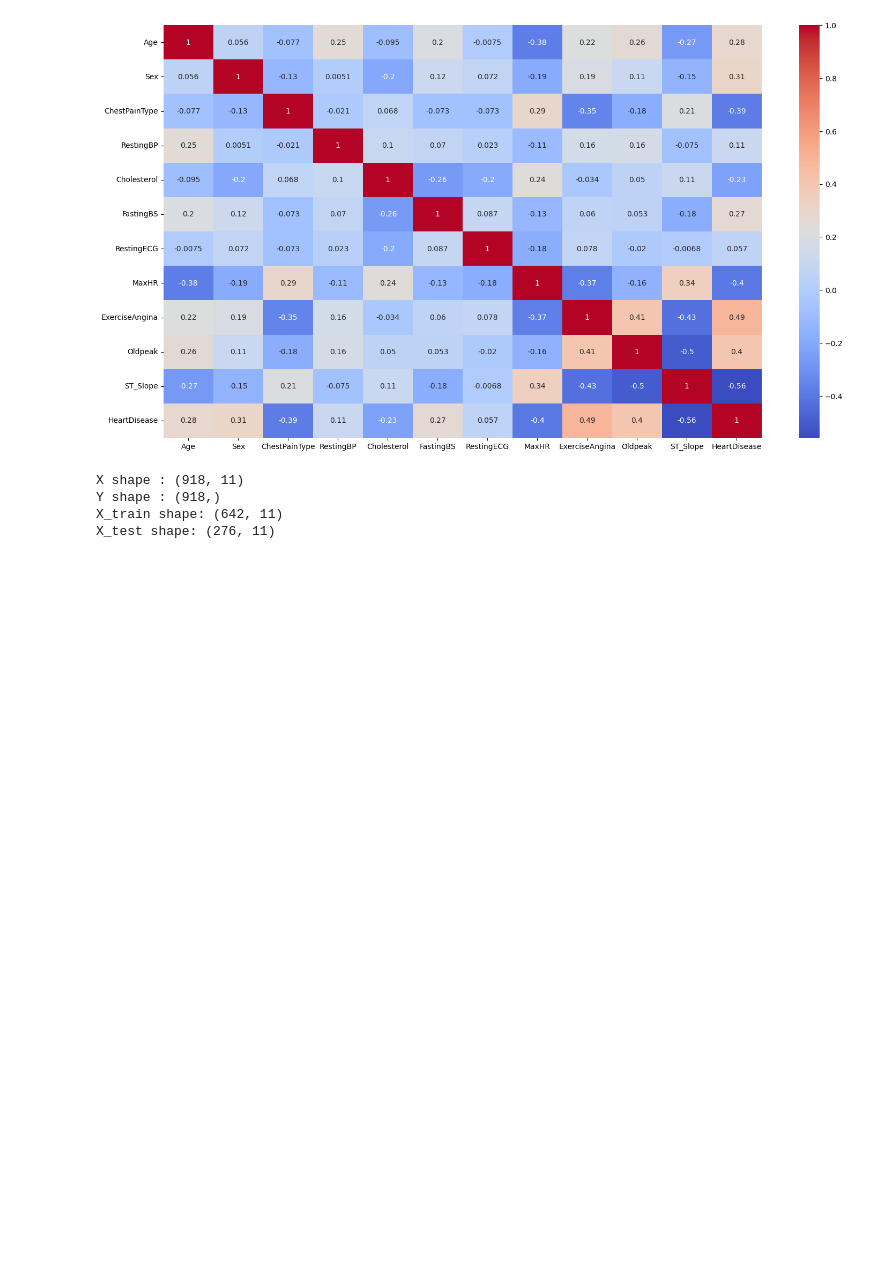
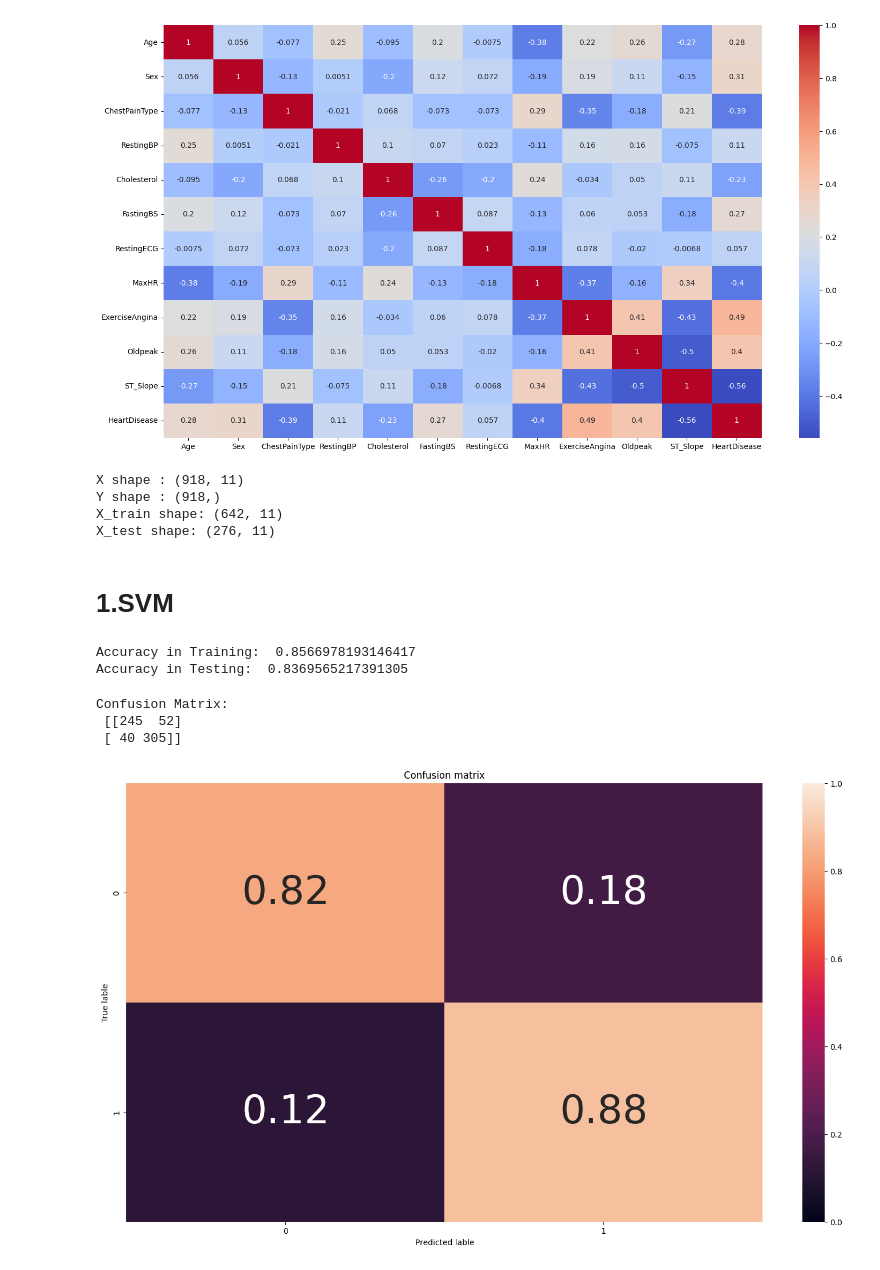
Before and after one commit to Rexsan12/ML-Assignment, a Jupyter notebook: heart.ipynb, the cells around one changed output. Drawn from its saved outputs; the diff is of its cells as text; code cells hidden in the pictures; blank space fills up the shorter version.

```diff
--- a/heart.ipynb
+++ b/heart.ipynb
@@ -257,3 +257,46 @@ X shape : (918, 11)
 Y shape : (918,)
 X_train shape: (642, 11)
 X_test shape: (276, 11)
+# %% [markdown]
+# 1.SVM
+# %%
+# Define a function to plot confusion matrix
+def plot_confusion_matrix(cm, classes=None, title='Confusion matrix'):
+    """Plots a confusion matrix."""
+    if classes is not None:
+        sns.heatmap(cm, xticklabels=classes, yticklabels=classes, vmin=0., vmax=1., annot=True, annot_kws={'size':50})
+    else:
+        sns.heatmap(cm, vmin=0., vmax=1.)
+    plt.title(title)
+    plt.ylabel('True lable')
+    plt.xlabel('Predicted lable')
+# %%
+#Create a svm Classifier
+svm_model = svm.SVC(kernel='linear') # Linear Kernel
+
+#Train the model using the training sets
+svm_model.fit(X_train,y_train)
+
+#Predict the response for test dataset
+svm_predict = svm_model.predict(X_train)
+# %%
+# Accuracy on Train
+print("Accuracy in Training: ", svm_model.score(X_train,y_train))
+# Accuracy on Test
+print("Accuracy in Testing: ", svm_model.score(X_test,y_test))
+# %% [output]
+Accuracy in Training:  0.8566978193146417
+Accuracy in Testing:  0.8369565217391305
+# %%
+# Confusion Matrix
+cm = confusion_matrix(y_train, svm_predict)
+cm_norm = cm/cm.sum(axis=1)[:, np.newaxis]
+plt.figure(figsize=(18,10))
+plot_confusion_matrix(cm_norm, classes=svm_model.classes_)
+
+print('Confusion Matrix: \n', cm)
+# %% [output]
+Confusion Matrix:
+ [[245  52]
+ [ 40 305]]
+[figure, added]
```
